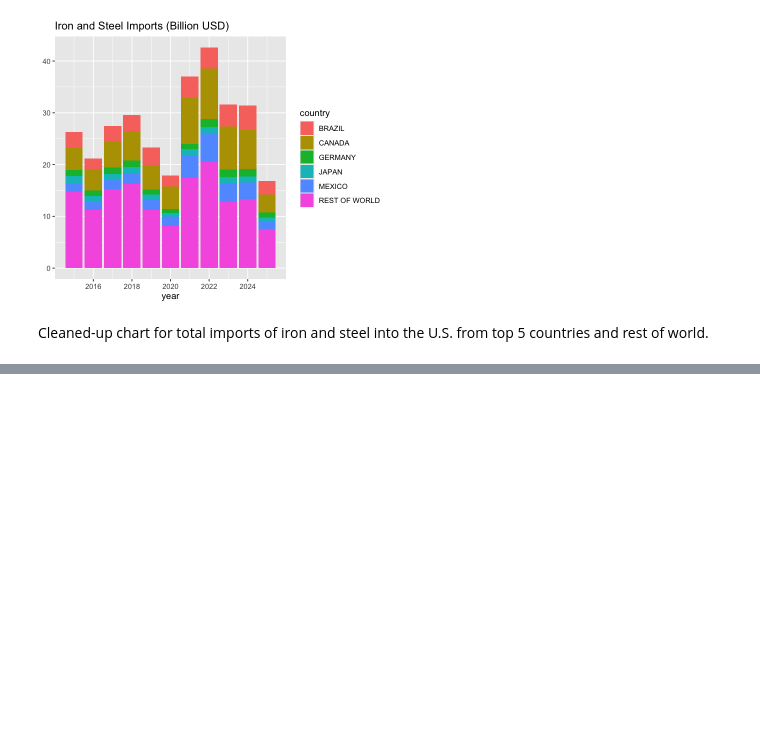
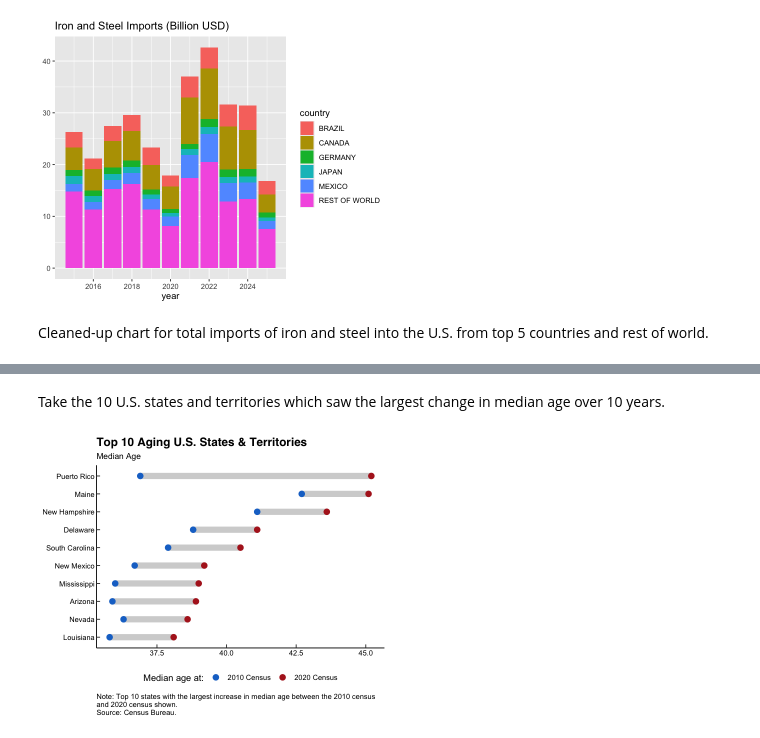
Before and after one commit to maha4028/R-charts, a Jupyter notebook: portfolio.ipynb, the cells around one changed output, grey strips where cells are left out. Cells and saved outputs as stored; diff of their text form; code cells hidden in the pictures; blank space fills up the shorter version.

```diff
--- a/portfolio.ipynb
+++ b/portfolio.ipynb
@@ -461,0 +491,8 @@ plot_5
+# %%
+data2020 <- getCensus(
+    name = "dec/dp",
+    vintage = 2020,
+    vars = c("NAME", "DP1_0073C"),
+    region = "state:*")
+# nrow(data2020)
+head(data2020 %>% arrange(desc(DP1_0073C))) %>% head()
@@ -461,0 +511,5 @@ plot_5
+# %%
+df <- full_join(data2010, data2020, by = c("state", "NAME"))
+df <- df %>% mutate(chg=abs(DP1_0073C-P013001)) %>%
+arrange(desc(chg))
+head(df)
@@ -461,0 +526,39 @@ plot_5
+# %% [markdown]
+Take the 10 U.S. states and territories which saw the largest change in median age over 10 years.
+# %%
+df_long <- df %>% slice_max(order_by = chg, n = 10) %>% select(-chg) %>% pivot_longer(-c(state, NAME))
+
+neat_order <- (df %>% arrange(DP1_0073C))$NAME
+
+df_long %>%
+  mutate(NAME = factor(NAME, levels = neat_order)) %>%
+  ggplot(aes(x=value,y=NAME)) +
+  geom_line(aes(group=NAME), color="lightgrey", linewidth=3.5) +
+  geom_point(aes(color=name), size=3) +
+  theme_classic() +
+  theme(legend.position = "bottom",
+        axis.text.y = element_text(color="black"),
+        axis.text.x = element_text(color="black"),
+        axis.title = element_blank(),
+        panel.grid = element_blank(),
+
+        plot.title = element_text(family = "Helvetica", face = "bold", size = 14),
+        plot.subtitle = element_text(hjust = 0, size = 10),
+        axis.text = element_text(color = "black"),
+        axis.ticks.length = unit(-0.15, "cm"),
+        plot.caption = element_text(hjust = 0)
+        ) +
+  scale_color_manual(name="Median age at:",
+                     breaks=c("P013001", "DP1_0073C"),
+                     values=c("DP1_0073C"="firebrick", "P013001"="dodgerblue3"),
+                     labels=c("DP1_0073C"="2020 Census","P013001"="2010 Census")
+                    ) +
+  labs(
+    title = "Top 10 Aging U.S. States & Territories",
+    subtitle = "Median Age",
+    caption = paste0("Note: Top 10 states with the largest increase in median age between the 2010 census\n",
+      "and 2020 census shown.\n",
+      "Source: Census Bureau.")
+    )
+# %% [output]
+[figure, added]
```
Also changed, not shown: parts of 12 cells of this notebook.
